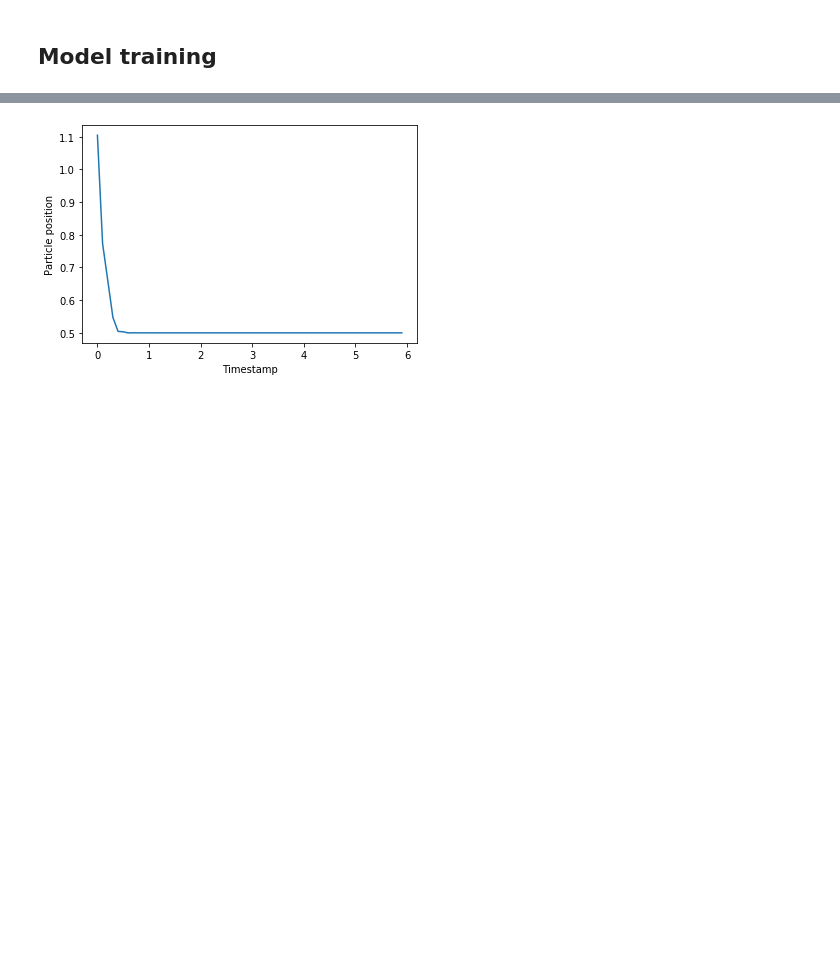
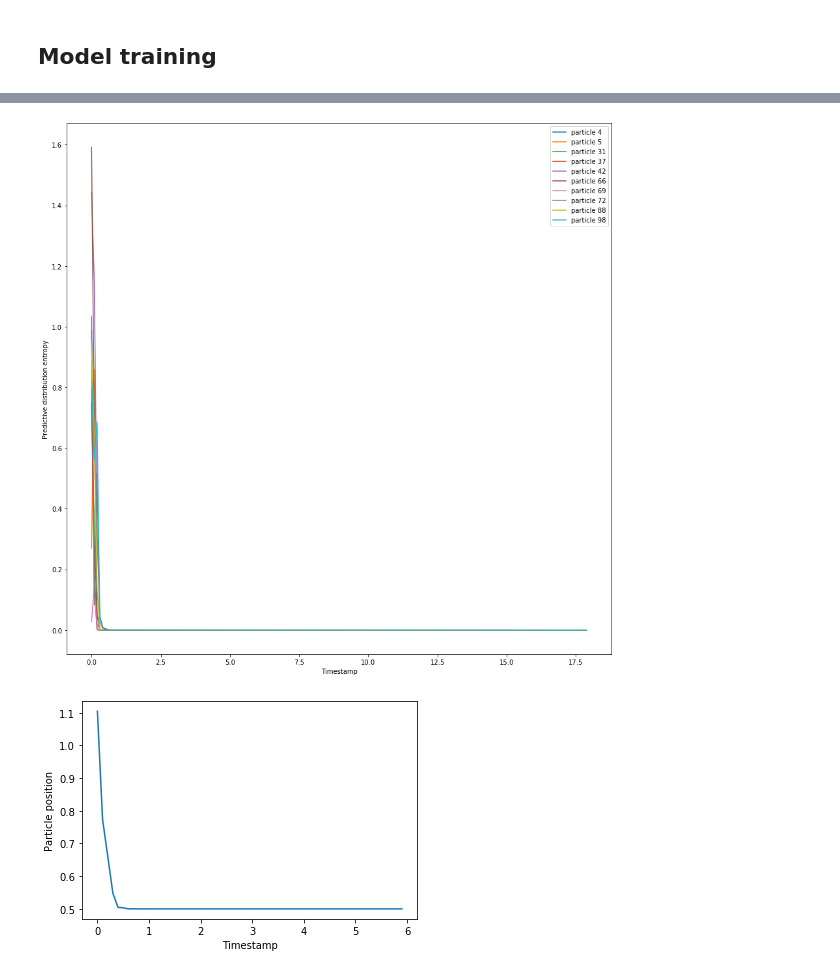
Before and after one commit to Igor-Tukh/cbo-in-python, a Jupyter notebook: notebooks/mnist.ipynb, the cells around one changed output, grey strips where cells are left out. Saved outputs shown, nothing was run; the diff lists cells and outputs as text; code cells hidden in the pictures; blank space fills up the shorter version.

```diff
--- a/notebooks/mnist.ipynb
+++ b/notebooks/mnist.ipynb
@@ -119,3 +140,26 @@ np.mean(y_pred == y_train)
+# %%
+def plot_particles_entropy(model, trajectoty, X, n_particles=10, logarithmic=False):
+    overall_particles = len(trajectory[0]['particles'])
+    particles = list(sorted(np.random.choice(overall_particles, n_particles, replace=False)))
+    entropy = defaultdict(lambda: [])
+    timestamps = list(sorted(trajectoty.keys()))
+    for timestamp in tqdm(timestamps):
+        for particle in particles:
+            predictions = get_model_predictions(model, trajectoty[timestamp]['particles'][particle], X)
+            entropy[particle].append(scipy.stats.entropy(get_predictions_distribution(predictions)))
+    plt.clf()
+    plt.rcParams['figure.figsize'] = (15, 15)
+    for particle, particle_entropy in entropy.items():
+        plt.plot(timestamps, np.log(particle_entropy) if logarithmic else particle_entropy,
+                 label=f'particle {particle}')
+    plt.xlabel('Timestamp')
+    plt.ylabel('Predictive distribution entropy')
+    plt.legend()
+    plt.show()
+# %%
+plot_particles_entropy(build_small_model(), trajectory, X_train)
+# %% [output]
+[figure, added]
 # %%
 def visualize_particle_path_1d(trajectory, particle_ind, projection_dimenssion):
     timestamps = list(sorted(list(trajectory.keys())))
```
Also changed, not shown: parts of 14 cells of this notebook, 1 other file.
